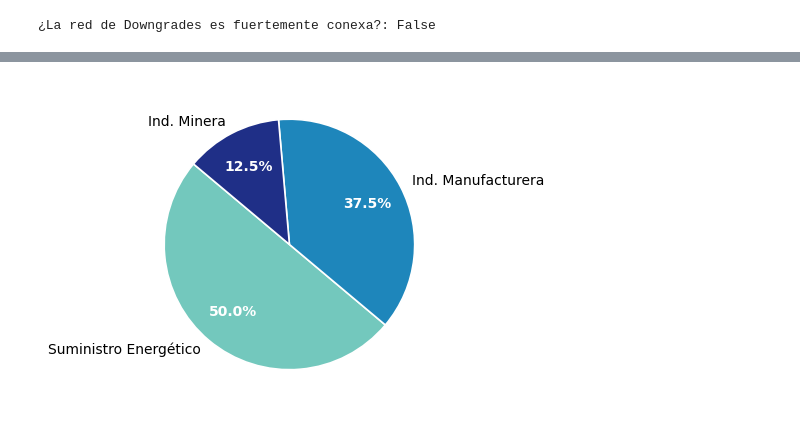
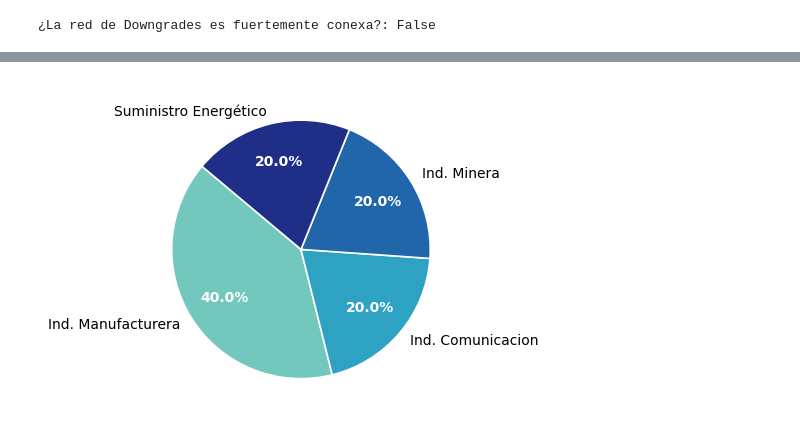
Before and after one commit to sofiscaiano/credit_risk_network, a Jupyter notebook: grafos_downgrades.ipynb, the cells around one changed output, grey strips where cells are left out. Saved outputs shown, nothing was run; the diff lists cells and outputs as text; code cells hidden in the pictures.

Commit message:
feat: ajustes en debtrank

```diff
--- a/grafos_downgrades.ipynb
+++ b/grafos_downgrades.ipynb
@@ -458,7 +458,7 @@ from infomap import Infomap
 
 # 2. Calcular el umbral (ej: dejar solo el 25% de las aristas más fuertes)
 pesos = [data['weight'] for u, v, data in G_simple.edges(data=True)]
-umbral_corte = np.percentile(pesos, 50)  # Ajustá este percentil (75, 80, 90...)
+umbral_corte = np.percentile(pesos, 75)  # Ajustá este percentil (75, 80, 90...)
 print(f"Umbral de corte seleccionado: {umbral_corte}")
 
 # 3. Crear el verdadero G_dirigido filtrado
@@ -910,21 +890,22 @@ RANKING DE IMPACTO SISTÉMICO VÍA DEBTRANK (SOBRE ENLACES TEMPORALES)
 # %%
 # 1. Filtrar las 8 sociedades principales
-df_top8 = df_debtrank_final.head(8).copy()
+df_top = df_debtrank_final.head(5).copy()
 
 # 2. Definir un diccionario de mapeo para acortar los nombres largos
 # Agregá acá las variantes si tenés otros sectores en el top 8
 alias_sectores = {
     'SUMINISTRO DE ELECTRICIDAD, GAS, VAPOR Y AIRE ACONDICIONADO': 'Suministro Energético',
     'INDUSTRIA MANUFACTURERA': 'Ind. Manufacturera',
-    'EXPLOTACIÓN DE MINAS Y CANTERAS': 'Ind. Minera'
-
+    'EXPLOTACIÓN DE MINAS Y CANTERAS': 'Ind. Minera',
+    'AGRICULTURA, GANADERÍA, CAZA, SILVICULTURA Y PESCA': 'Ind. Agricola',
+    'INFORMACIÓN Y COMUNICACIONES': 'Ind. Comunicacion'
 }
 
 # Aplicamos el mapeo. Si un sector no está en el diccionario, conserva su nombre original
-df_top8['sector_corto'] = df_top8['descripcion_seccion'].map(alias_sectores).fillna(df_top8['descripcion_seccion'])
+df_top['sector_corto'] = df_top['descripcion_seccion'].map(alias_sectores).fillna(df_top['descripcion_seccion'])
 
 # 3. Agrupar por el nuevo nombre corto
-df_sectores = df_top8.groupby('sector_corto').size().reset_index(name='cantidad')
+df_sectores = df_top.groupby('sector_corto').size().reset_index(name='cantidad')
 df_sectores['porcentaje'] = (df_sectores['cantidad'] / 8) * 100
 df_sectores = df_sectores.sort_values(by='porcentaje', ascending=False)
 
@@ -932,31 +913,31 @@ df_sectores = df_sectores.sort_values(by='porcentaje', ascending=False)
 # colores = ['#1f77b4', '#aec7e8', '#7f7f7f']
 
 num_sectores = len(df_sectores)
 colores = plt.cm.YlGnBu(np.linspace(0.4, 0.9, num_sectores))
 
 plt.figure(figsize=(5, 5)) # Un tamaño de 5x5 es ideal para el espacio de la columna en Beamer
 wedges, texts, autotexts = plt.pie(
     df_sectores['porcentaje'],
     labels=df_sectores['sector_corto'],
     autopct='%1.1f%%',
     startangle=140,
     colors=colores,
     textprops=dict(color="black", size=10), # Texto exterior más legible
     pctdistance=0.7,
     wedgeprops=dict(edgecolor='w', linewidth=1.2)
 )
 
 # Estilizar los porcentajes de adentro
 for autotext in autotexts:
     autotext.set_color('white')
     autotext.set_weight('bold')
     autotext.set_size(10)
 
 plt.tight_layout()
 
 # Guardar la imagen con fondo transparente
 plt.savefig('pie_chart_sectores.png', dpi=300, transparent=True)
 plt.show()
 plt.close()
 # %% [output]
-[figure, old version]
+[figure, new version]
```
Also changed, not shown: parts of 28 cells of this notebook, 10 other files.
